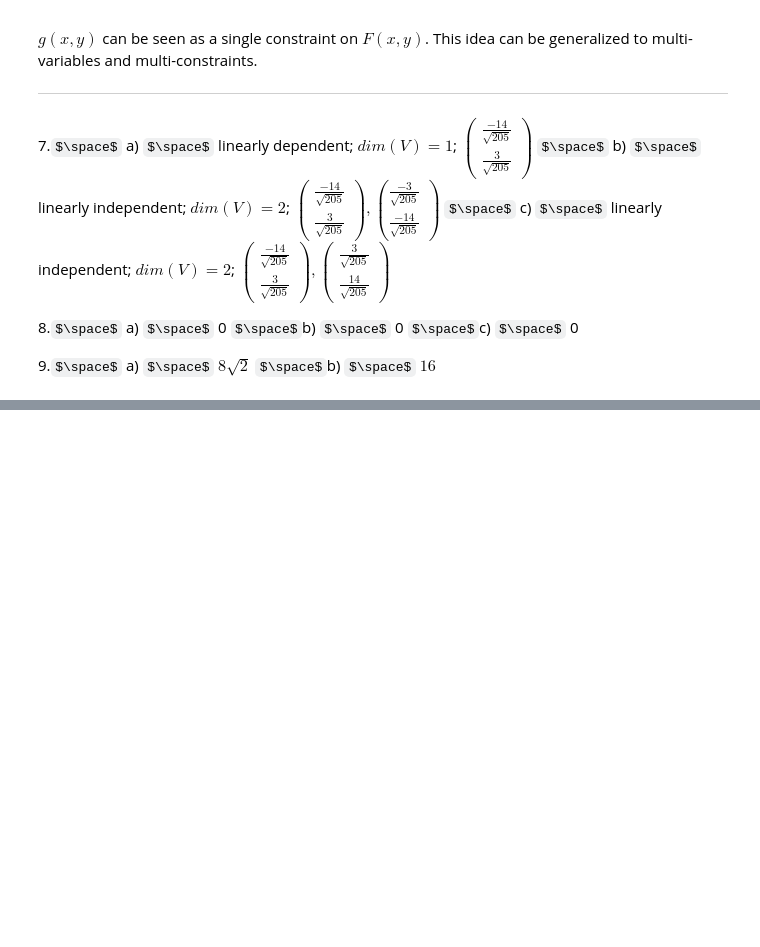
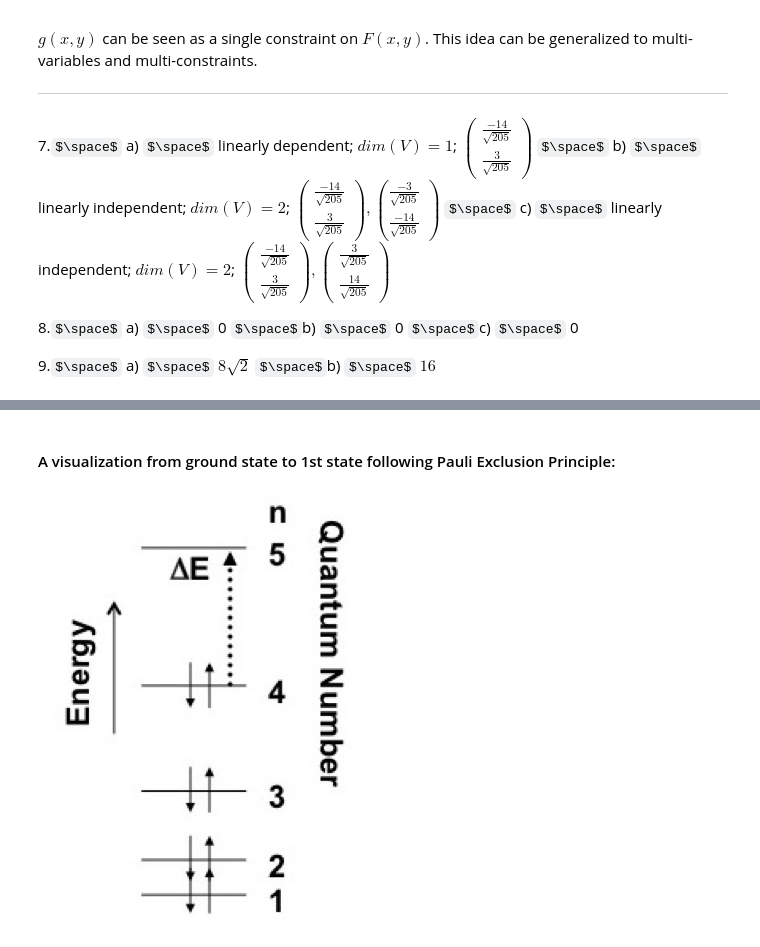
Before and after one commit to ccccclw/Notebooks, a Jupyter notebook: QM_HW.ipynb, the cells around one changed output, grey strips where cells are left out. Drawn from its saved outputs; the diff is of its cells as text; code cells hidden in the pictures; some formulas as TeX source; blank space fills up the shorter version.

```diff
--- a/QM_HW.ipynb
+++ b/QM_HW.ipynb
@@ -155,0 +396,6 @@ b) Yes. We can measure it under $\sqrt{2} \varepsilon_{0}.$
+# %% [markdown]
+#### A visualization from ground state to 1st state following Pauli Exclusion Principle:
+# %%
+Image('transition.png')
+# %% [output]
+[figure, added]
```
Also changed, not shown: parts of 12 cells of this notebook, 8 other files.
